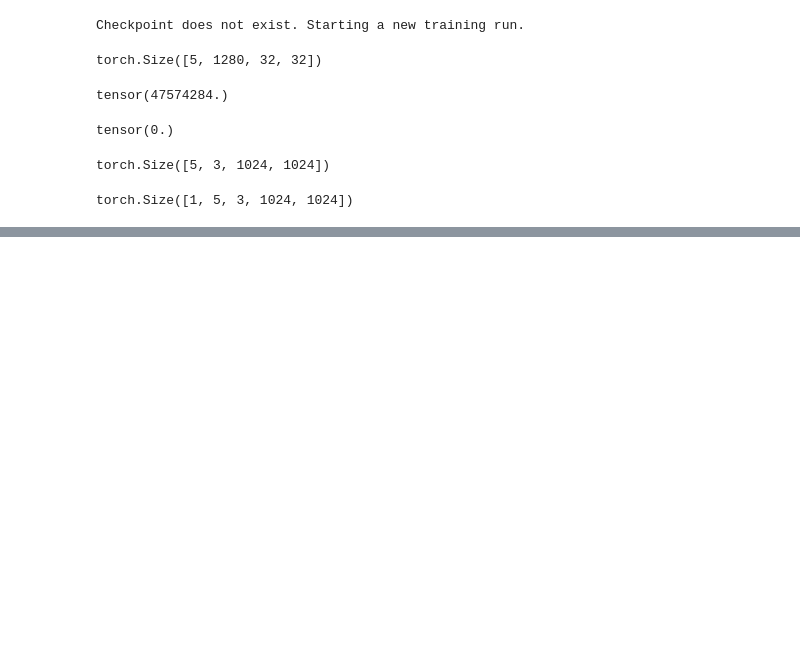
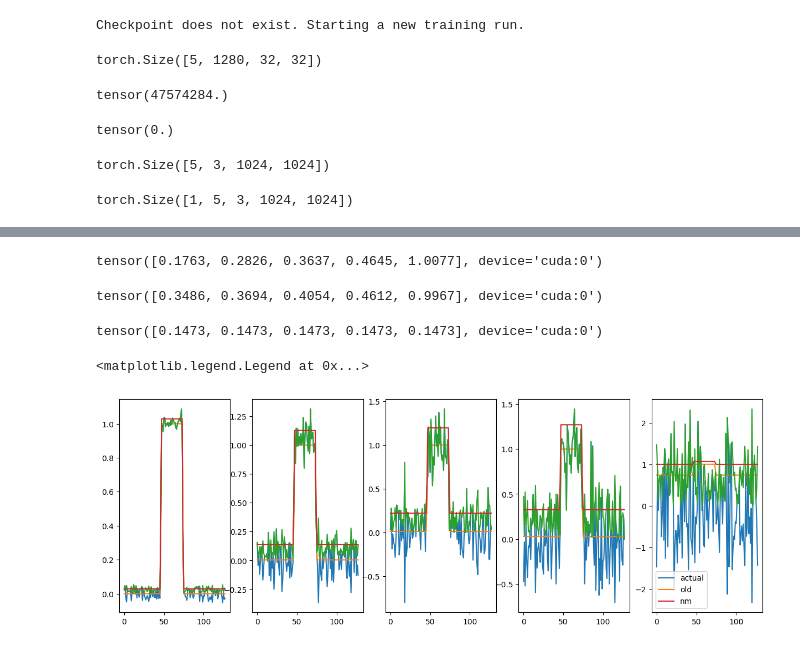
Before and after one commit to EkaterinaAdishcheva/Diploma, a Jupyter notebook: notebooks/tune.ipynb, the cells around one changed output, grey strips where cells are left out. Saved outputs shown, nothing was run; the diff lists cells and outputs as text; code cells hidden in the pictures; blank space fills up the shorter version.

```diff
--- a/notebooks/tune.ipynb
+++ b/notebooks/tune.ipynb
@@ -815,7 +868,8 @@ torch.Size([1, 5, 3, 1024, 1024])
                 unet_added_conditions["text_embeds"] = unet_added_conditions["text_embeds"].to(dtype)
                 unet_added_conditions["time_ids"] = unet_added_conditions["time_ids"].to(dtype)
 
-                model_pred = unet(noisy_latents, timesteps, encoder_hidden_states=prompt_embeds, added_cond_kwargs=unet_added_conditions).sample
+                model_pred = unet(noisy_latents, timesteps, encoder_hidden_states=prompt_embeds,
+                                  added_cond_kwargs=unet_added_conditions).sample
 
 
                 # Get the target for loss depending on the prediction type
@@ -898,4 +952,5 @@ torch.Size([1, 5, 3, 1024, 1024])
             progress_bar.set_postfix(**logs)
             accelerator.log(logs, step=global_step)
             train_loss = 0.0
+            break
 # %% [output]
@@ -909,0 +958,52 @@ len(projector_results)
+# %%
+# latents = torch.rand(size=(bsz, 5, 5000, 5000))
+latents = vae.encode(torch.stack([batch["pixel_values"][0][0]]*5)).latent_dist.sample().detach()
+latents.to(dtype=weight_dtype)
+latents = latents * vae.config.scaling_factor
+latents.to(dtype=weight_dtype)
+noise = torch.randn_like(latents)
+timesteps = torch.randint(0, noise_scheduler.config.num_train_timesteps, (bsz,), device=latents.device)
+timesteps = torch.tensor([0, 20, 50, 100, 999], device=latents.device)
+timesteps = timesteps.long()
+noisy_latents = noise_scheduler.add_noise(latents, noise, timesteps)
+
+
+mask_latents = torch.stack([batch["mask_pixel_values"][0][0]] * 5)
+noisy_mask_latents_actual = noise_scheduler.add_noise(mask_latents, noise, timesteps)
+# %%
+noisy_mask_latents_old = alphas_cumprod[timesteps].view(5,-1) ** 0.5 \
+        * mask_latents.view(5,-1) \
+    + (1 - alphas_cumprod[timesteps].view(5,-1) ** 0.5) \
+       * torch.ones(size=mask_latents.size()).to(latents.device).view(5, -1)
+noisy_mask_latents_old = noisy_mask_latents_old.reshape(5, 4, 128, 128)
+# # noisy_mask_latents = (1 - mask_alpha) * torch.ones(size=mask_latents.size()).to(latents.device).view(5, -1) \
+# #     + mask_alpha * noisy_mask_latents
+
+# # noisy_mask_latents[1:-1] = torch.ones(size=noisy_mask_latents[1:-1].size()).to(latents.device) # do not apply mask to base
+# %%
+noisy_mask_latents = ((1 - noise_scheduler.alphas_cumprod[timesteps.cpu()])**0.5).view(5, 1, 1, 1).to(device)
+noisy_mask_latents = noisy_mask_latents.to(device)
+noisy_mask_latents = noisy_mask_latents + ((noise_scheduler.alphas_cumprod[timesteps.cpu()]) ** 0.5).view(5, 1, 1, 1).to(device) * mask_latents
+# %%
+noisy_mask_latents.mean(axis=(1,2,3))
+# %% [output]
+tensor([0.1763, 0.2826, 0.3637, 0.4645, 1.0077], device='cuda:0')
+# %%
+noisy_mask_latents_actual.std(axis=(1,2,3))
+# %% [output]
+tensor([0.3486, 0.3694, 0.4054, 0.4612, 0.9967], device='cuda:0')
+# %%
+mask_latents.mean(axis=(1,2,3))
+# %% [output]
+tensor([0.1473, 0.1473, 0.1473, 0.1473, 0.1473], device='cuda:0')
+# %%
+f, axarr = plt.subplots(1, 5, figsize=(15, 5))
+for i in range(5):
+    axarr[i].plot(noisy_mask_latents_actual[i,0,60,:].cpu(), label="actual")
+    axarr[i].plot(noisy_mask_latents_old[i,0,60,:].cpu(), label="old")
+    axarr[i].plot(((noisy_mask_latents_actual[i,0,60,:] ** 2) ** 0.5).cpu())
+    axarr[i].plot(noisy_mask_latents[i,0,60,:].cpu(), label="nm")
+plt.legend()
+# %% [output]
+<matplotlib.legend.Legend at 0x...>
+[figure, added]
```
Also changed, not shown: parts of 16 cells of this notebook, 10 other files.
